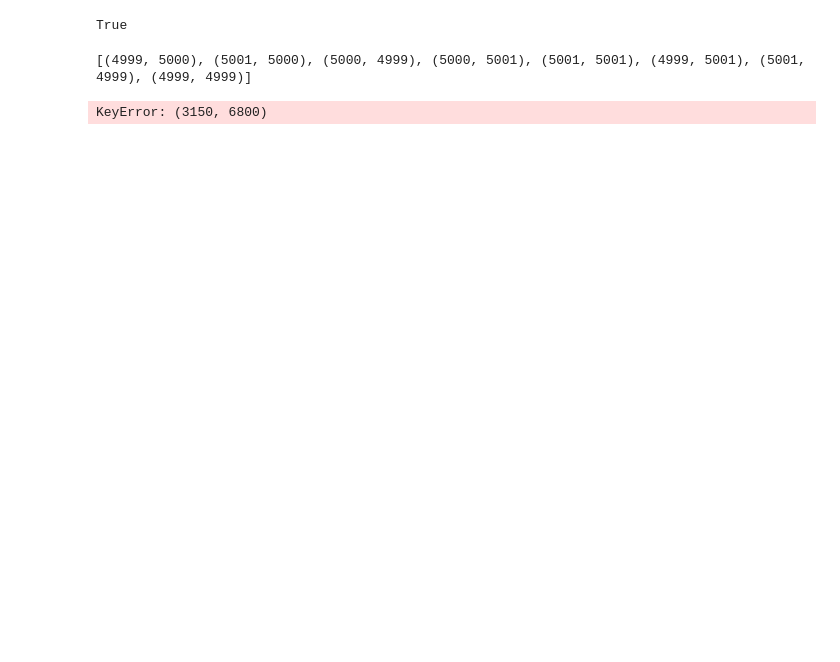
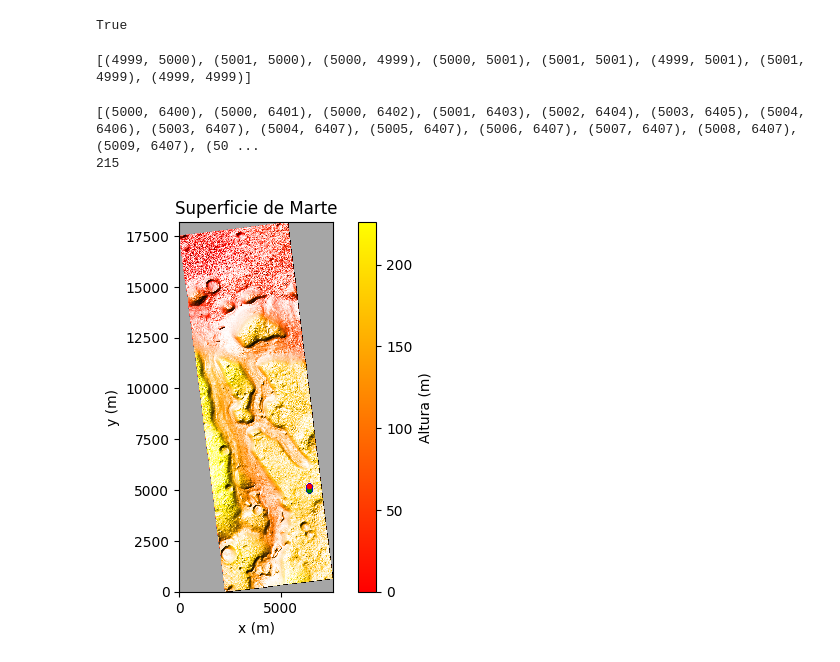
Before and after one commit to alan1x/Proyecto-Marte, a Jupyter notebook: Planeacion_de_rutas.ipynb, the cells around one changed output. Drawn from its saved outputs; the diff is of its cells as text; code cells hidden in the pictures; blank space fills up the shorter version.

```diff
--- a/Planeacion_de_rutas.ipynb
+++ b/Planeacion_de_rutas.ipynb
@@ -49,7 +49,7 @@ def cyr(matriz,x,y,scale):
     c=round(x/scale)
     return r,c
 # %%
-r,c=cyr(mars_map, 2500, 5000, scale)
+r,c=cyr(mars_map, 2850, 6400, scale)
 print(mars_map[r-1,c-1])
 print(r,c)
 # %% [output]
@@ -176,8 +118,37 @@ def bfs(matriz, origen, objetivo):
 # %%
-origen=(2850,6400)
-destino=(2900,6400)
+origen=(5000,6400)
+destino=(5200,6410)
 camino=bfs(mars_map,origen,destino)
 print(camino)
 print(len(camino))
 # %% [output]
-KeyError: (3150, 6800)
+[(5000, 6400), (5000, 6401), (5000, 6402), (5001, 6403), (5002, 6404), (5003, 6405), (5004, 6406), (5003, 6407), (5004, 6407), (5005, 6407), (5006, 6407), (5007, 6407), (5008, 6407), (5009, 6407), (50 ...
+215
+# %%
+cmap = copy.copy(plt.cm.get_cmap('autumn'))
+cmap.set_under(color='black')
+scale=10.0174
+ls = LightSource(315, 45)
+rgb = ls.shade(mars_map, cmap=cmap, vmin = 0, vmax = mars_map.max(), vert_exag=2, blend_mode='hsv')
+
+fig, ax = plt.subplots()
+
+im = ax.imshow(rgb, cmap=cmap, vmin = 0, vmax = mars_map.max(),
+                extent =[0, scale*nc, 0, scale*nr],
+                interpolation ='nearest', origin ='upper')
+
+cbar = fig.colorbar(im, ax=ax)
+cbar.ax.set_ylabel('Altura (m)')
+
+plt.title('Superficie de Marte')
+plt.xlabel('x (m)')
+plt.ylabel('y (m)')
+
+plt.scatter([x[1] for x in camino], [x[0] for x in camino], color='blue', s=10)
+plt.scatter(origen[1], origen[0], color='green', s=10)
+plt.scatter(destino[1], destino[0], color='red', s=10)
+
+
+plt.show()
+# %% [output]
+[figure, added]
```
Also changed, not shown: parts of 4 cells of this notebook.
